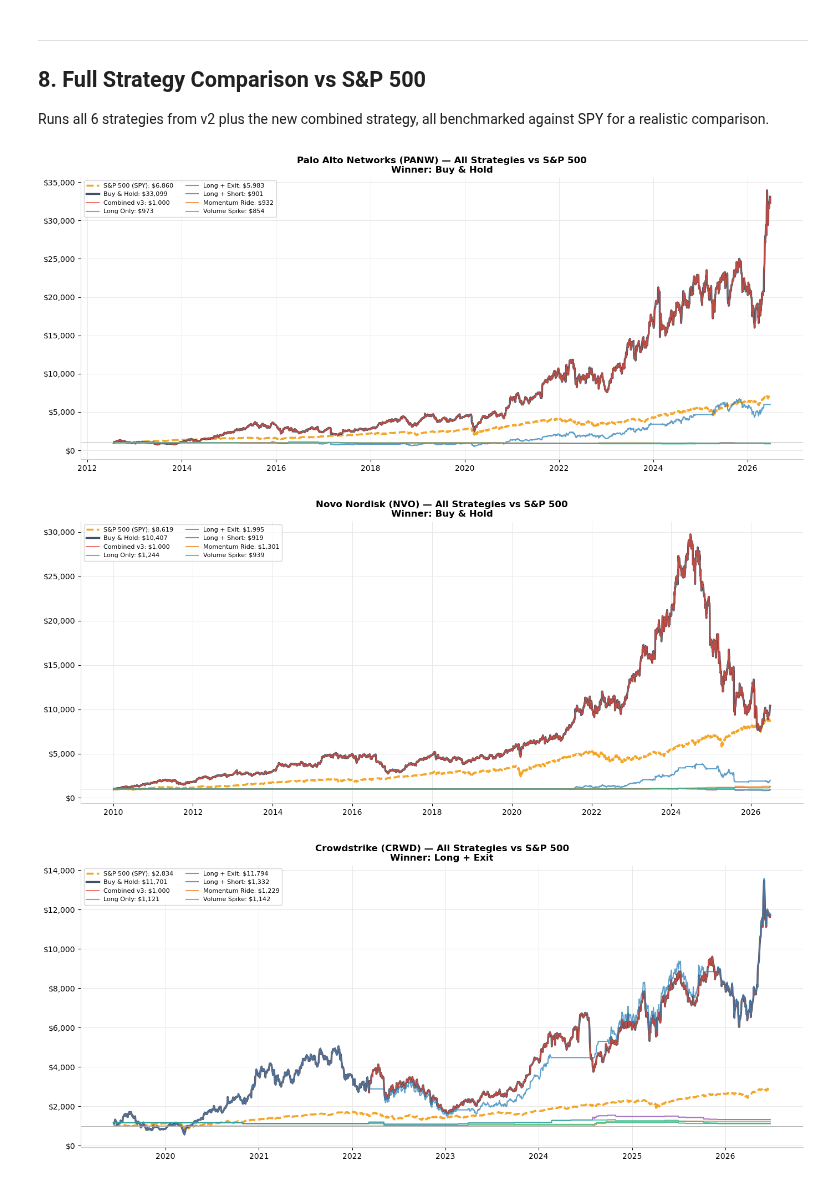
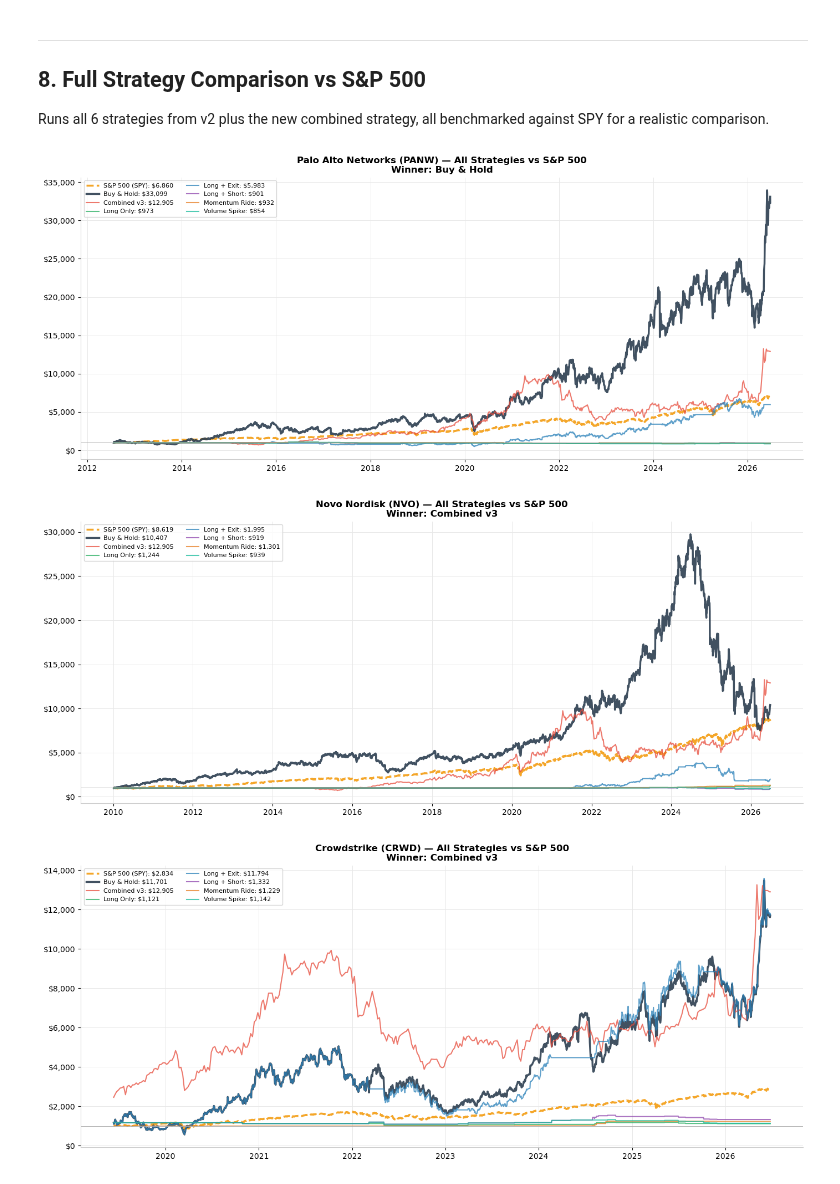
Before and after one commit to annhmartin/dataviz-historical-stocks-AnnetteMartin, a Jupyter notebook: tech_pulse_v3_latest.ipynb, the cells around one changed output. Saved outputs shown, nothing was run; the diff lists cells and outputs as text; code cells hidden in the pictures.

```diff
--- a/tech_pulse_v3_latest.ipynb
+++ b/tech_pulse_v3_latest.ipynb
@@ -1137,35 +1137,53 @@ for ticker in top3:
         elif neg_buzz and in_long_exit:   in_long_exit = False
         if in_long_exit: wallets['Long + Exit'] *= (1 + ret)
         if pos_buzz:   wallets['Long + Short'] *= (1 + ret)
         elif neg_buzz: wallets['Long + Short'] *= (1 - ret)
         if mom_up:               wallets['Momentum Ride'] *= (1 + ret)
         if pos_buzz and vol_high: wallets['Volume Spike']  *= (1 + ret)
         elif neg_buzz and vol_high: wallets['Volume Spike'] *= (1 - ret)
 
         for s in wallets: histories[s].append(wallets[s])
         dates_u.append(date)
 
-    # Add combined v3 weekly result interpolated to daily
-    histories['Combined v3'] = histories['Buy & Hold']  # placeholder — weekly strategy
+    # Build combined v3 equity curve interpolated to daily from weekly data
+    if dates_w and combined_hist:
+        import numpy as np
+        weekly_ts  = pd.Series(combined_hist, index=pd.to_datetime(dates_w))
+        daily_idx  = pd.date_range(weekly_ts.index.min(), weekly_ts.index.max(), freq='D')
+        daily_v3   = weekly_ts.reindex(daily_idx).interpolate('time')
+        # Align to dates_u
+        v3_aligned = []
+        for d in dates_u:
+            ts = pd.Timestamp(d)
+            if ts in daily_v3.index and not pd.isna(daily_v3[ts]):
+                v3_aligned.append(daily_v3[ts])
+            elif v3_aligned:
+                v3_aligned.append(v3_aligned[-1])
+            else:
+                v3_aligned.append(STARTING_CASH)
+        histories['Combined v3'] = v3_aligned
+        wallets['Combined v3']   = v3_aligned[-1] if v3_aligned else STARTING_CASH
+    else:
+        histories['Combined v3'] = histories['Buy & Hold']
 
     fig, ax = plt.subplots(figsize=(14, 6), facecolor='white')
     winner = max(wallets, key=wallets.get)
     for strat, hist in histories.items():
         lw = 2.5 if strat in ('S&P 500 (SPY)', 'Buy & Hold') else 1.5
         ls = '--' if strat == 'S&P 500 (SPY)' else '-'
         ax.plot(dates_u, hist, color=STRAT_COLORS[strat], linewidth=lw,
                 linestyle=ls, label=f"{strat}: ${wallets[strat]:,.0f}",
                 alpha=0.9 if strat in ('S&P 500 (SPY)','Buy & Hold') else 0.75)
     ax.axhline(STARTING_CASH, color='#aaaaaa', linewidth=0.7)
     ax.yaxis.set_major_formatter(plt.FuncFormatter(lambda x,_: f'${x:,.0f}'))
     ax.set_title(f'{name} ({ticker}) — All Strategies vs S&P 500\nWinner: {winner}',
                  fontsize=12, fontweight='bold')
     ax.legend(fontsize=8, facecolor='white', loc='upper left', ncol=2)
     ax.xaxis.set_major_formatter(mdates.DateFormatter('%Y'))
     ax.set_facecolor('white')
     plt.tight_layout()
     plt.show()
 # %% [output]
-[figure, old version]
+[figure, new version]
-[figure, old version]
+[figure, new version]
-[figure, old version]
+[figure, new version]
```
Also changed, not shown: parts of 1 cell of this notebook.
